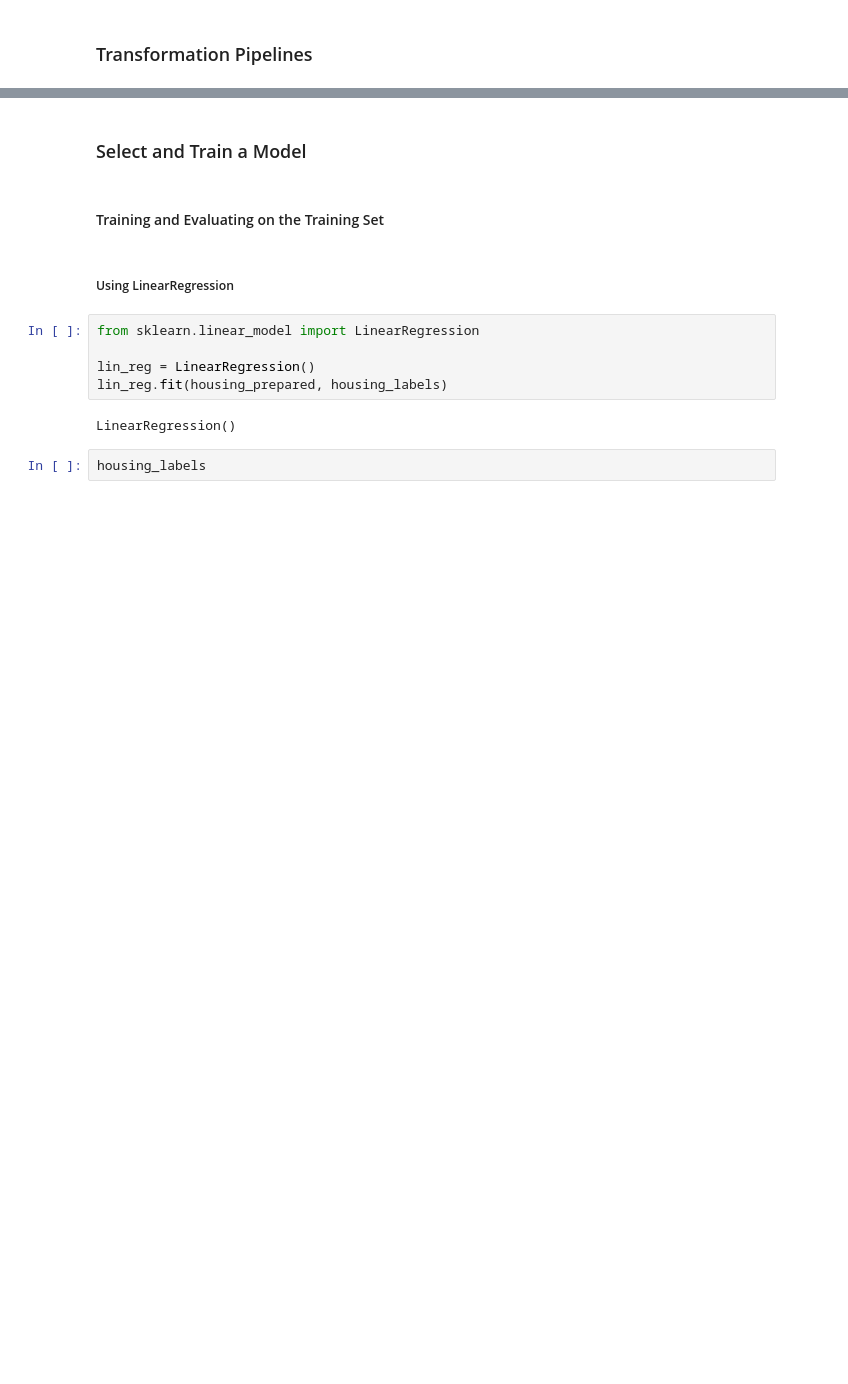
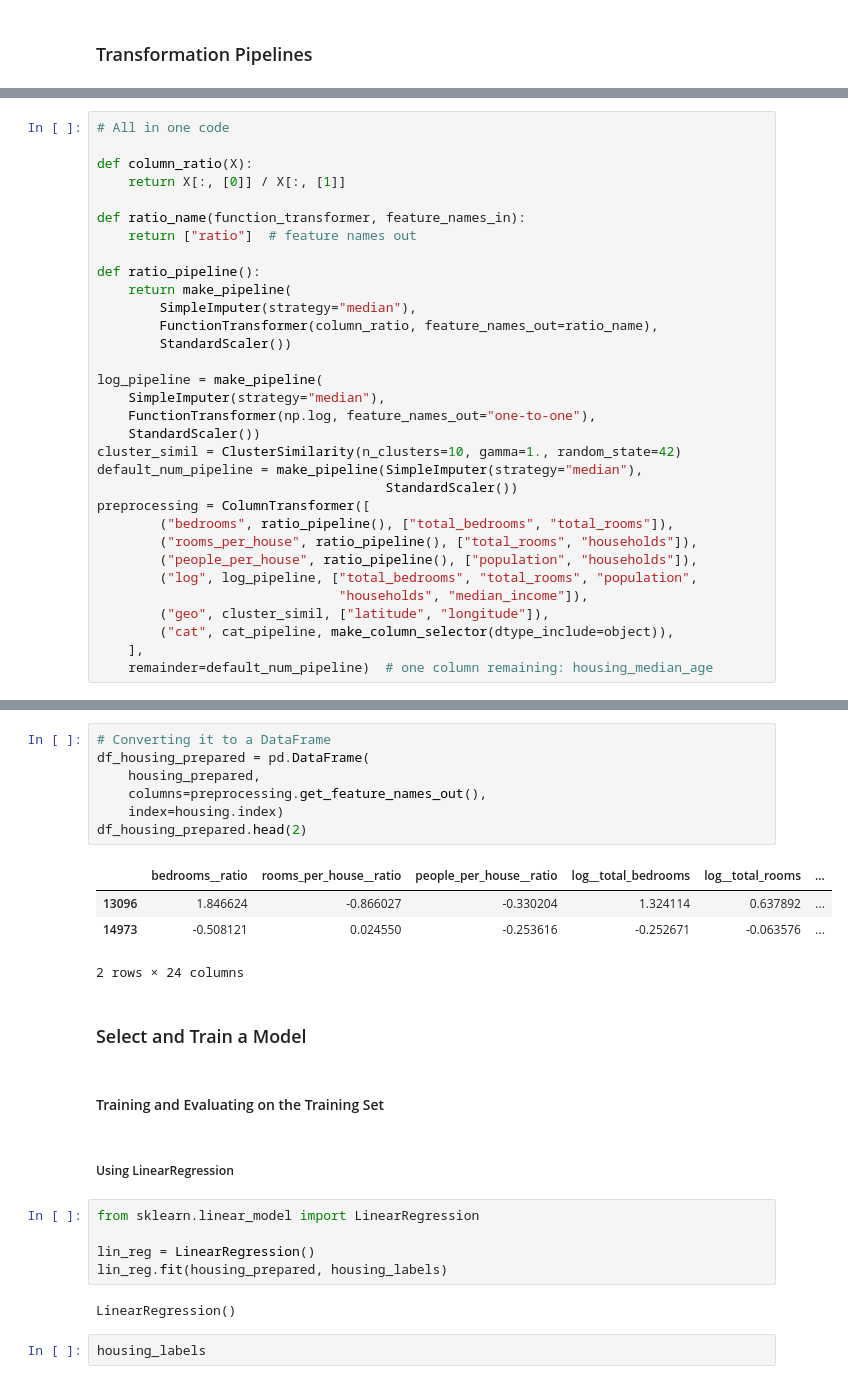
Before and after one commit to Nehlr1/California_housing_ML, a Jupyter notebook: California_housing_ML.ipynb, the cells around one changed output, grey strips where cells are left out. Drawn from its saved outputs; the diff is of its cells as text; blank space fills up the shorter version.

```diff
--- a/California_housing_ML.ipynb
+++ b/California_housing_ML.ipynb
@@ -672,0 +749,32 @@ array([[-1.42303652,  1.0136059 ,  1.86111875, ...,  0.        ,
+# %%
+# All in one code
+
+def column_ratio(X):
+    return X[:, [0]] / X[:, [1]]
+
+def ratio_name(function_transformer, feature_names_in):
+    return ["ratio"]  # feature names out
+
+def ratio_pipeline():
+    return make_pipeline(
+        SimpleImputer(strategy="median"),
+        FunctionTransformer(column_ratio, feature_names_out=ratio_name),
+        StandardScaler())
+
+log_pipeline = make_pipeline(
+    SimpleImputer(strategy="median"),
+    FunctionTransformer(np.log, feature_names_out="one-to-one"),
+    StandardScaler())
+cluster_simil = ClusterSimilarity(n_clusters=10, gamma=1., random_state=42)
+default_num_pipeline = make_pipeline(SimpleImputer(strategy="median"),
+                                     StandardScaler())
+preprocessing = ColumnTransformer([
+        ("bedrooms", ratio_pipeline(), ["total_bedrooms", "total_rooms"]),
+        ("rooms_per_house", ratio_pipeline(), ["total_rooms", "households"]),
+        ("people_per_house", ratio_pipeline(), ["population", "households"]),
+        ("log", log_pipeline, ["total_bedrooms", "total_rooms", "population",
+                               "households", "median_income"]),
+        ("geo", cluster_simil, ["latitude", "longitude"]),
+        ("cat", cat_pipeline, make_column_selector(dtype_include=object)),
+    ],
+    remainder=default_num_pipeline)  # one column remaining: housing_median_age
@@ -673,3 +801,15 @@ array([[-1.42303652,  1.0136059 ,  1.86111875, ...,  0.        ,
+# %%
+# Converting it to a DataFrame
+df_housing_prepared = pd.DataFrame(
+    housing_prepared,
+    columns=preprocessing.get_feature_names_out(),
+    index=housing.index)
+df_housing_prepared.head(2)
+# %% [output]
+|  | bedrooms__ratio | rooms_per_house__ratio | people_per_house__ratio | log__total_bedrooms | log__total_rooms | ... |
+| 13096 | 1.846624 | -0.866027 | -0.330204 | 1.324114 | 0.637892 | ... |
+| 14973 | -0.508121 | 0.024550 | -0.253616 | -0.252671 | -0.063576 | ... |
+2 rows × 24 columns
 # %% [markdown]
 ### Select and Train a Model
 # %% [markdown]
```
Also changed, not shown: parts of 24 cells of this notebook.
